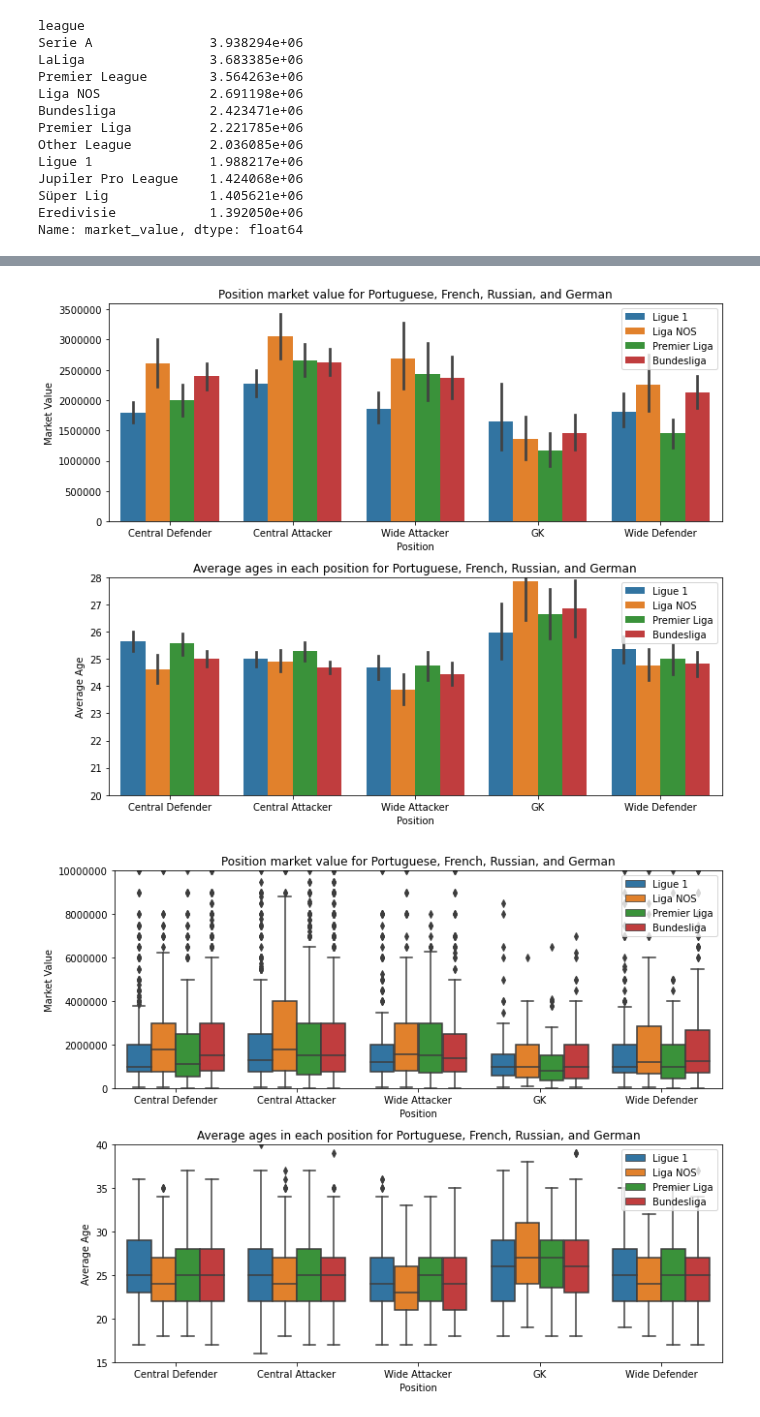
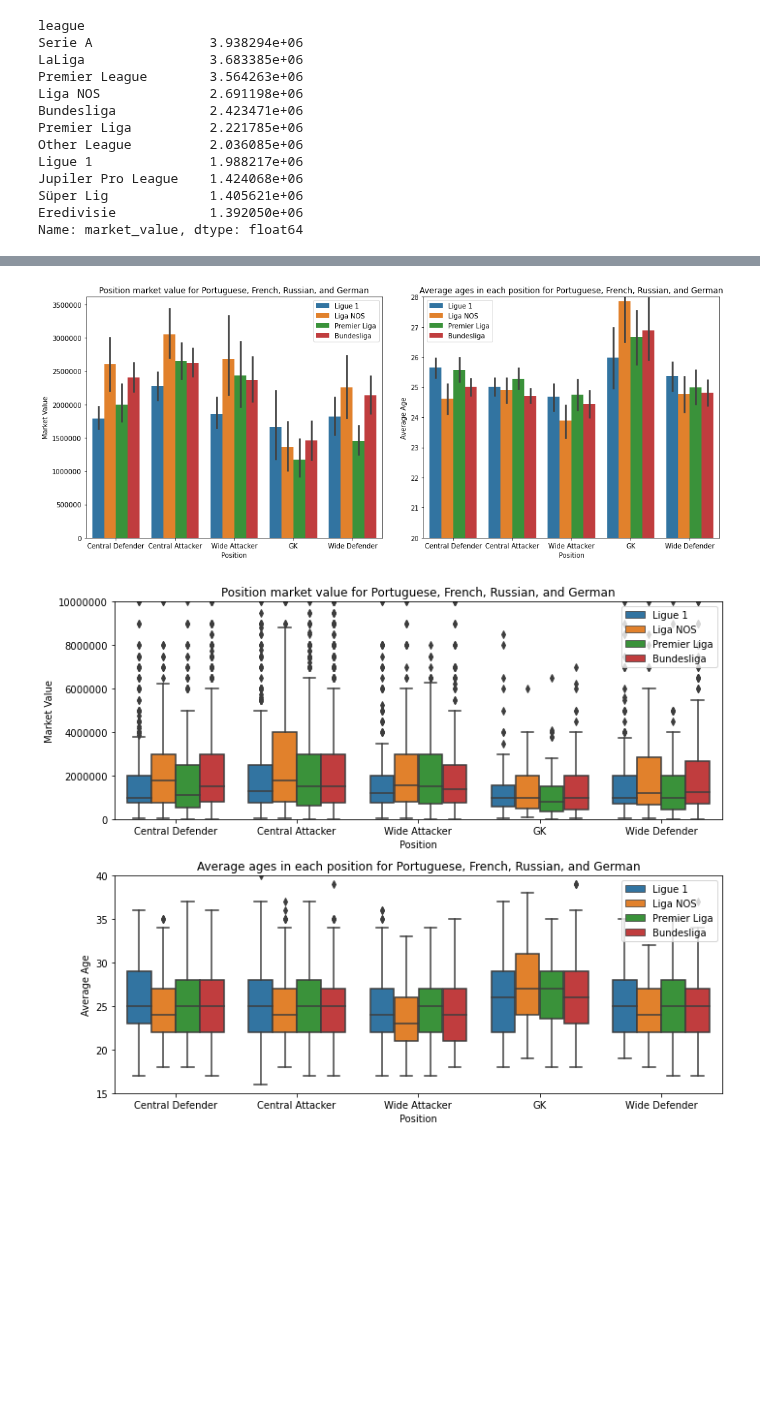
Before and after one commit to dvanheeswijk/Springboard, a Jupyter notebook: Capstone 2/Capstone 2 - EDA.ipynb, the cells around one changed output, grey strips where cells are left out. Drawn from its saved outputs; the diff is of its cells as text; code cells hidden in the pictures; blank space fills up the shorter version.

```diff
--- a/Capstone 2/Capstone 2 - EDA.ipynb
+++ b/Capstone 2/Capstone 2 - EDA.ipynb
@@ -428,29 +431,32 @@ middle[middle['league']=='Premier Liga'].head(3)
 # %%
 plt.close()
 # %%
-plt.figure(figsize=(10,8))
-plt.subplot(2,1,1)
+plt.figure(figsize=(15,6))
+plt.subplot(1,2,1)
 
 sns.barplot(x='num_position', y='market_value', hue='league', data = middle)
 plt.ticklabel_format(style='plain', axis='y')
 plt.legend(loc='upper right')
 plt.title('Position market value for Portuguese, French, Russian, and German')
 plt.ylabel('Market Value')
 plt.xlabel('Position')
 
-plt.subplot(2,1,2)
+plt.subplot(1,2,2)
 
 sns.barplot(x='num_position', y='age', hue='league', data = middle)
 plt.ticklabel_format(style='plain', axis='y')
-plt.legend(loc='upper right')
+plt.legend(loc='upper left')
 plt.title('Average ages in each position for Portuguese, French, Russian, and German')
 plt.ylabel('Average Age')
 plt.ylim(20,28)
 plt.xlabel('Position')
 
 plt.tight_layout()
+
+
+plt.savefig('age_tier_2.png')
 # %% [output]
-[figure, old version]
+[figure, new version]
 # %%
 plt.figure(figsize=(10,8))
 plt.subplot(2,1,1)
```
Also changed, not shown: parts of 4 cells of this notebook, 10 other files.
